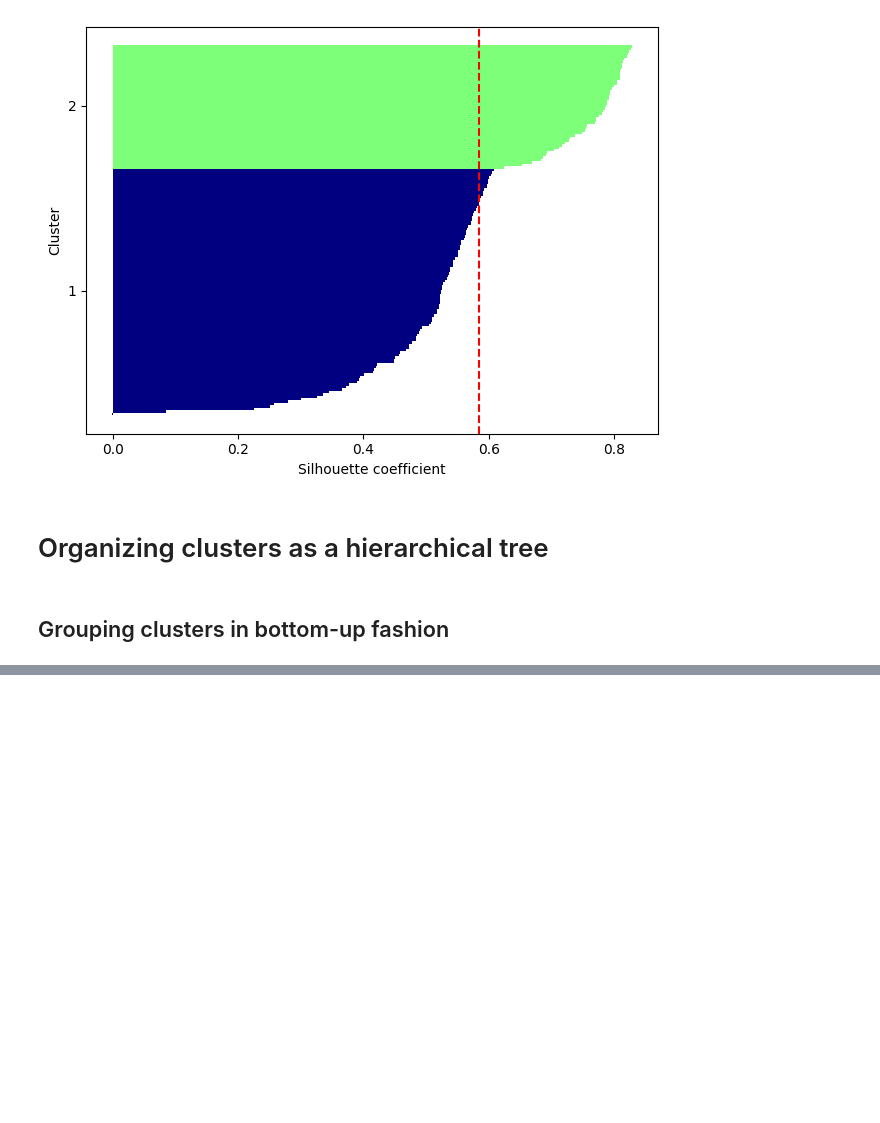
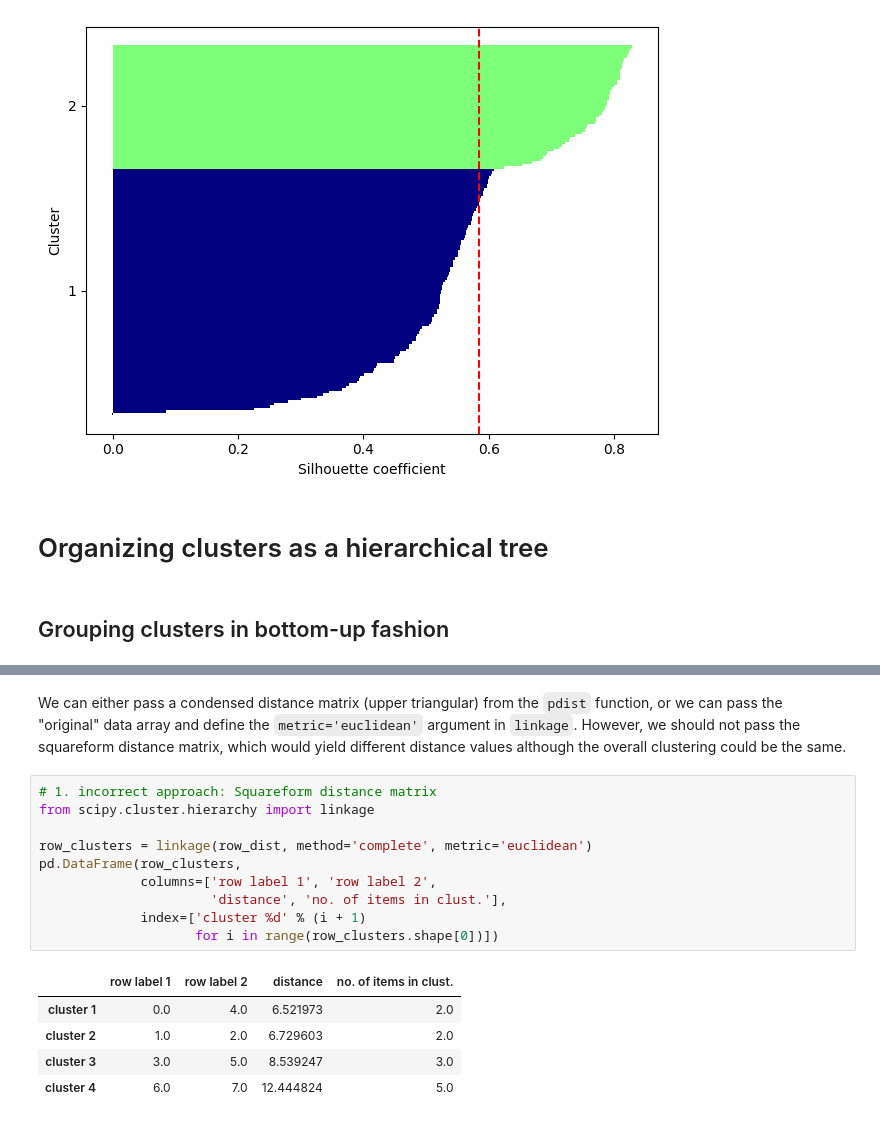
Before and after one commit to Sann-Htet/Machine-Learning-and-Deep-Learning-with-Python-scikit-learn-and-TensorFlow, a Jupyter notebook: Chapter 11/ch11-Working_with_Unlabeled_Data–Clustering_Analysis.ipynb, the cells around one changed output, grey strips where cells are left out. Saved outputs shown, nothing was run; the diff lists cells and outputs as text; blank space fills up the shorter version.

```diff
--- a/Chapter 11/ch11-Working_with_Unlabeled_Data–Clustering_Analysis.ipynb
+++ b/Chapter 11/ch11-Working_with_Unlabeled_Data–Clustering_Analysis.ipynb
@@ -209,0 +243,18 @@ plt.show()
+# %% [markdown]
+We can either pass a condensed distance matrix (upper triangular) from the `pdist` function, or we can pass the "original" data array and define the `metric='euclidean'` argument in `linkage`. However, we should not pass the squareform distance matrix, which would yield different distance values although the overall clustering could be the same.
+# %%
+# 1. incorrect approach: Squareform distance matrix
+from scipy.cluster.hierarchy import linkage
+
+row_clusters = linkage(row_dist, method='complete', metric='euclidean')
+pd.DataFrame(row_clusters,
+             columns=['row label 1', 'row label 2',
+                      'distance', 'no. of items in clust.'],
+             index=['cluster %d' % (i + 1)
+                    for i in range(row_clusters.shape[0])])
+# %% [output]
+|  | row label 1 | row label 2 | distance | no. of items in clust. |
+| cluster 1 | 0.0 | 4.0 | 6.521973 | 2.0 |
+| cluster 2 | 1.0 | 2.0 | 6.729603 | 2.0 |
+| cluster 3 | 3.0 | 5.0 | 8.539247 | 3.0 |
+| cluster 4 | 6.0 | 7.0 | 12.444824 | 5.0 |
```
Also changed, not shown: parts of 7 cells of this notebook.
